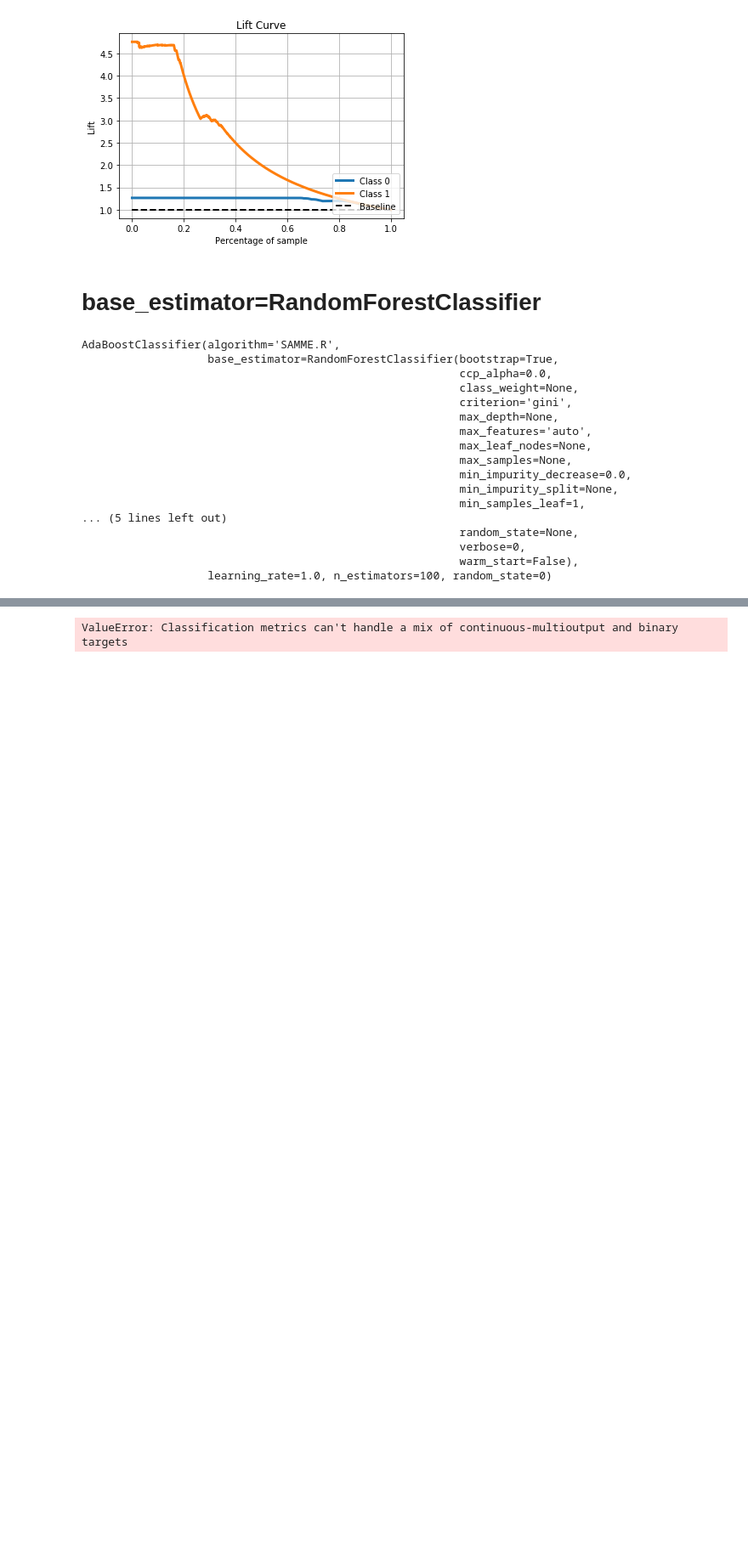
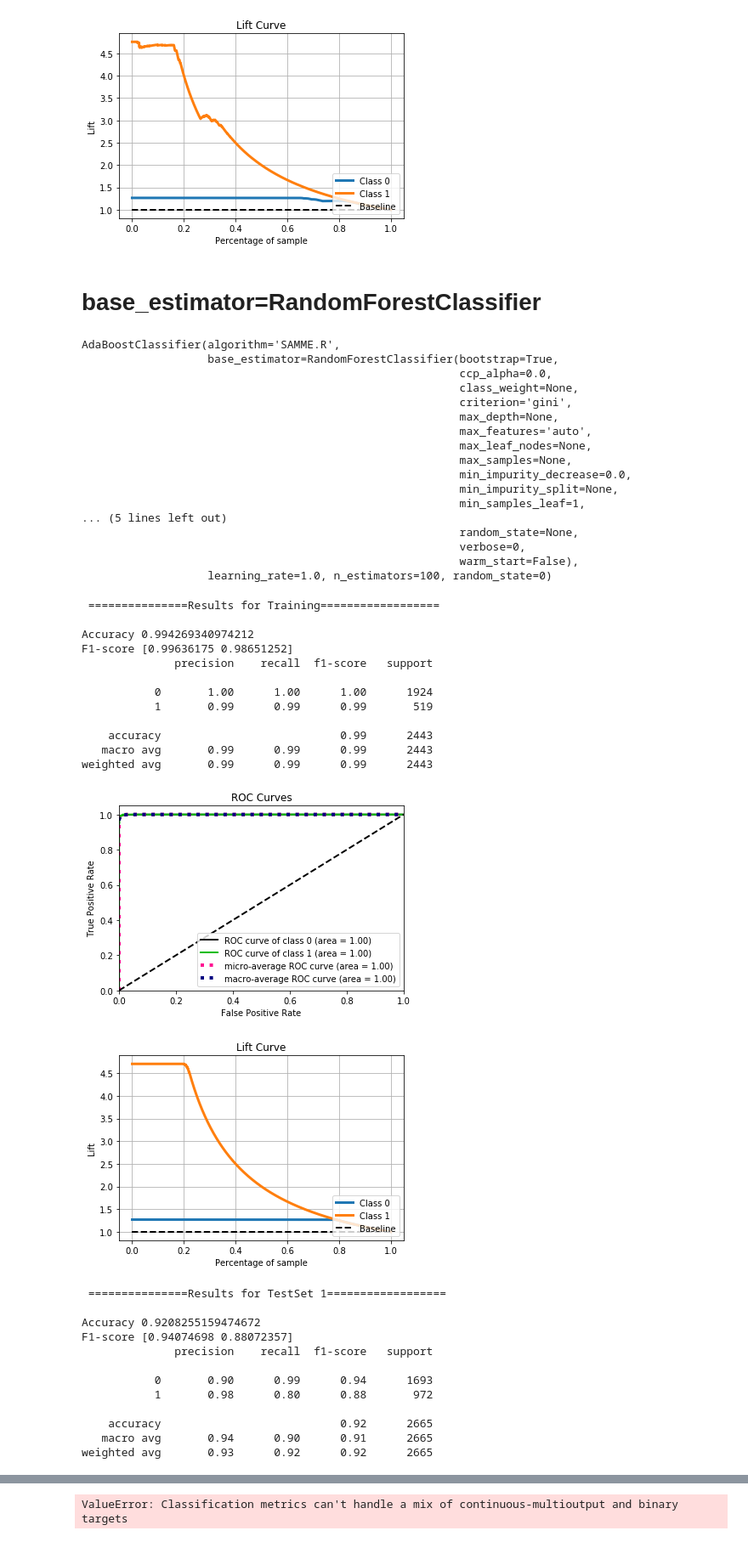
Before and after one commit to piyushtada/data_mining_2020_project_occupancy_detection, a Jupyter notebook: jupyter_notebooks/07_ensemble-testset-v2.ipynb, the cells around one changed output, grey strips where cells are left out. Shown at 85% size. Saved outputs shown, nothing was run; the diff lists cells and outputs as text; code cells hidden in the pictures; blank space fills up the shorter version.

```diff
--- a/jupyter_notebooks/07_ensemble-testset-v2.ipynb
+++ b/jupyter_notebooks/07_ensemble-testset-v2.ipynb
@@ -711,4 +687,31 @@ AdaBoostClassifier(algorithm='SAMME.R',
                                                          warm_start=False),
                    learning_rate=1.0, n_estimators=100, random_state=0)
 # %%
-show_report(tests,)
+show_report(tests,clf)
+# %% [output]
+ ===============Results for Training==================
+
+Accuracy 0.994269340974212
+F1-score [0.99636175 0.98651252]
+              precision    recall  f1-score   support
+
+           0       1.00      1.00      1.00      1924
+           1       0.99      0.99      0.99       519
+
+    accuracy                           0.99      2443
+   macro avg       0.99      0.99      0.99      2443
+weighted avg       0.99      0.99      0.99      2443
+[figure, added]
+[figure, added]
+ ===============Results for TestSet 1==================
+
+Accuracy 0.9208255159474672
+F1-score [0.94074698 0.88072357]
+              precision    recall  f1-score   support
+
+           0       0.90      0.99      0.94      1693
+           1       0.98      0.80      0.88       972
+
+    accuracy                           0.92      2665
+   macro avg       0.94      0.90      0.91      2665
+weighted avg       0.93      0.92      0.92      2665
```
Also changed, not shown: parts of 14 cells of this notebook.
